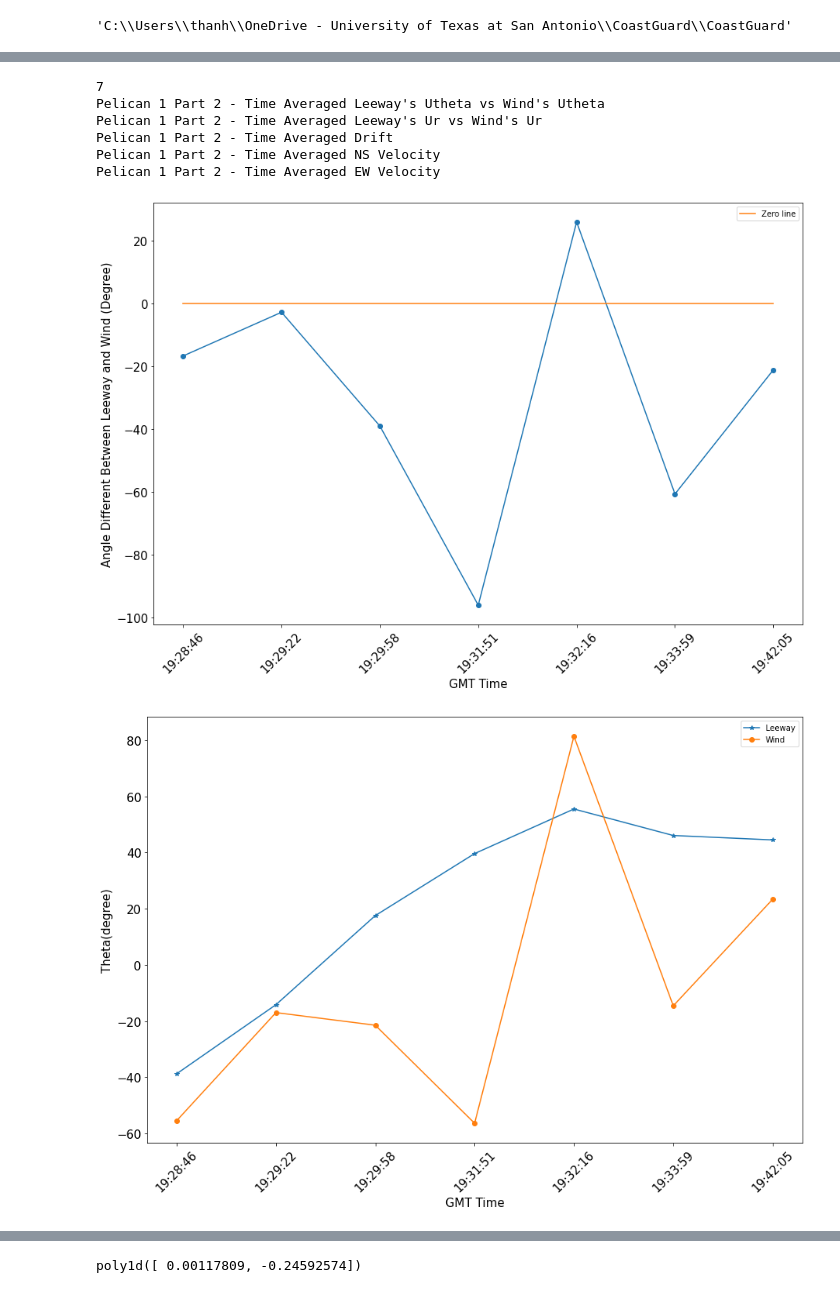
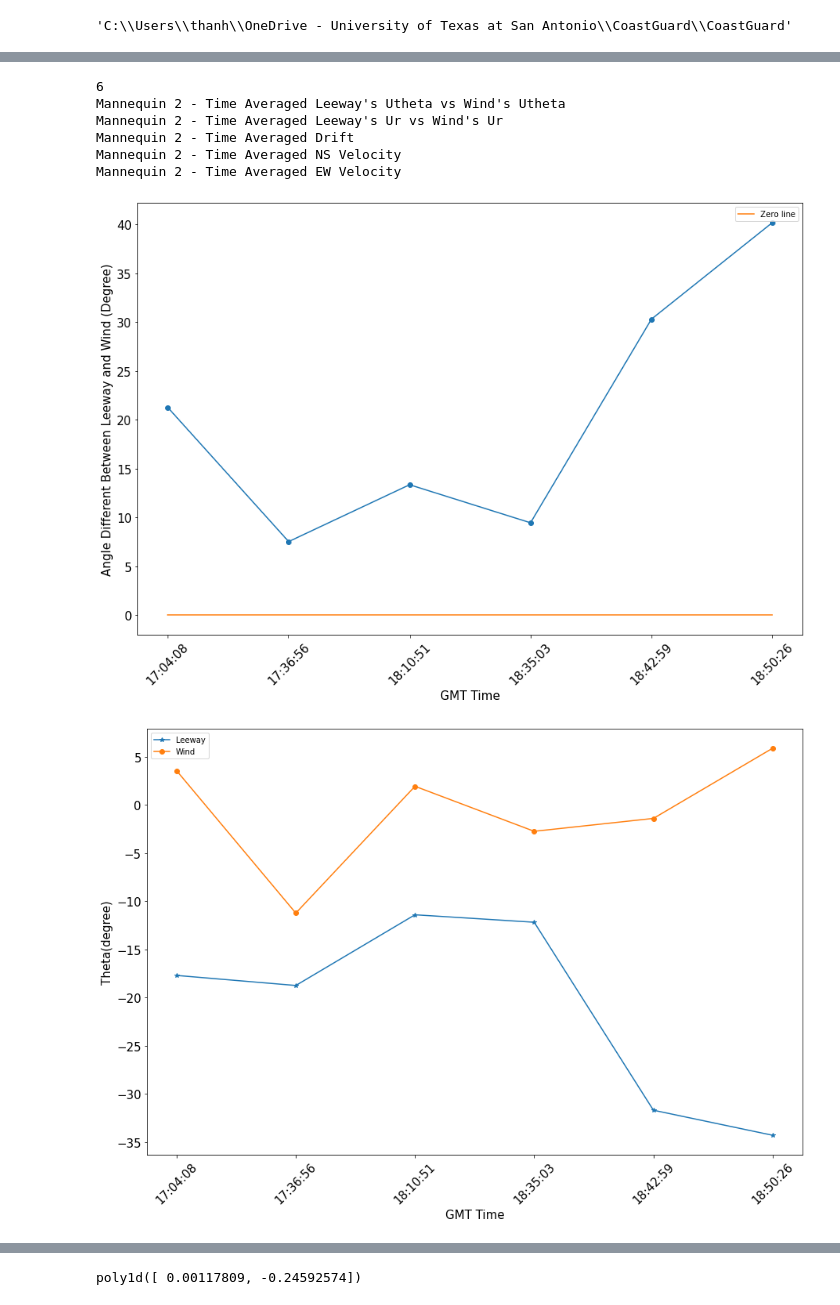
Before and after one commit to thanhtrant219/CoastGuard, a Jupyter notebook: CoastGuard_Data_Main.ipynb, the cells around one changed output, grey strips where cells are left out. Saved outputs shown, nothing was run; the diff lists cells and outputs as text; code cells hidden in the pictures.

Commit message:
Revert "New data"
This reverts commit 50333d87bda79145e959a1a251e43165eceeb839.

```diff
--- a/CoastGuard_Data_Main.ipynb
+++ b/CoastGuard_Data_Main.ipynb
@@ -99,17 +97,20 @@ def compare_plot(y1,y2,name,ylabel,label1,label2):
     plt.legend()
     plt.savefig("./Plots/"+name)
 # %%
-# Wdf = pd.read_csv("./Data/wind_data_processed.csv")
+import warnings
+warnings.filterwarnings('ignore')
 
-# df = pd.read_excel("./Data/Mannequin_Time_lat_lon_xN_yW (GV3_P1_MS1).xlsx")
-# Mdf1 = wind_data(df,Wdf)
+Wdf = pd.read_csv("./Data/wind_data_processed.csv")
 
-# df=pd.read_excel("./Data/Mannequin_Time_lat_lon_xN_yW (GV3_P1_MS2).xlsx")
-# Mdf2 = wind_data(df,Wdf)
+df = pd.read_excel("./Data/Mannequin_Time_lat_lon_xN_yW (GV3_P1_MS1).xlsx")
+Mdf1 = wind_data(df,Wdf)
 
-# df=pd.read_excel("./Data/Pelican_Time_lat_lon_xN_yW (GV3_P1_MS1).xlsx")
-# Pdf1 = wind_data(df,Wdf)
+df=pd.read_excel("./Data/Mannequin_Time_lat_lon_xN_yW (GV3_P1_MS2).xlsx")
+Mdf2 = wind_data(df,Wdf)
 
-# df=pd.read_excel("./Data/Pelican_Time_lat_lon_xN_yW (GV3_P1_MS2).xlsx")
-# Pdf2 = wind_data(df,Wdf)
-# Mdf2.head()
+df=pd.read_excel("./Data/Pelican_Time_lat_lon_xN_yW (GV3_P1_MS1).xlsx")
+Pdf1 = wind_data(df,Wdf)
+
+df=pd.read_excel("./Data/Pelican_Time_lat_lon_xN_yW (GV3_P1_MS2).xlsx")
+Pdf2 = wind_data(df,Wdf)
+Mdf2.head()
@@ -159,6 +137,6 @@ df2.head()
 # %%
-data = data_time_average(Pdf1,time = 15)
-dataname = "Pelican 1 Part 2"
+data = data_time_average(Mdf2,time = 100)
+dataname = "Mannequin 2"
 
 name = dataname+" - Time Averaged Utheta Diffrent Between Wind-Utheta and Leeway Object"
 y = data.Theta_diff
@@ -197,38 +175,38 @@ label1="Leeway"
 label2="Wind"
 compare_plot(y1,y2,name,ylabel,label1,label2)
 
 name = dataname+" - Time Averaged Drift"
 print(name)
 y1 = data.LW_EW_drift
 y2 = data.LW_NS_drift
 ylabel = 'Drift'
 label1="LW_EW"
 label2="LW_NS"
 compare_plot(y1,y2,name,ylabel,label1,label2)
 
 name = dataname+" - Time Averaged NS Velocity"
 print(name)
 y1 = data.LW_NS
 y2 = data.Wind_NS
 ylabel = 'Speed (m/s)'
 label1="Leeway"
 label2="Wind"
 compare_plot(y1,y2,name,ylabel,label1,label2)
 
 name = dataname+" - Time Averaged EW Velocity"
 print(name)
 y1 = data.LW_EW
 y2 = data.Wind_EW
 ylabel = 'Speed (m/s)'
 label1="Leeway"
 label2="Wind"
 compare_plot(y1,y2,name,ylabel,label1,label2)
 # %% [output]
-7
-Pelican 1 Part 2 - Time Averaged Leeway's Utheta vs Wind's Utheta
-Pelican 1 Part 2 - Time Averaged Leeway's Ur vs Wind's Ur
-Pelican 1 Part 2 - Time Averaged Drift
-Pelican 1 Part 2 - Time Averaged NS Velocity
-Pelican 1 Part 2 - Time Averaged EW Velocity
+6
+Mannequin 2 - Time Averaged Leeway's Utheta vs Wind's Utheta
+Mannequin 2 - Time Averaged Leeway's Ur vs Wind's Ur
+Mannequin 2 - Time Averaged Drift
+Mannequin 2 - Time Averaged NS Velocity
+Mannequin 2 - Time Averaged EW Velocity
-[figure, old version]
+[figure, new version]
-[figure, old version]
+[figure, new version]
```
Also changed, not shown: parts of 5 cells of this notebook, 24 other files.
